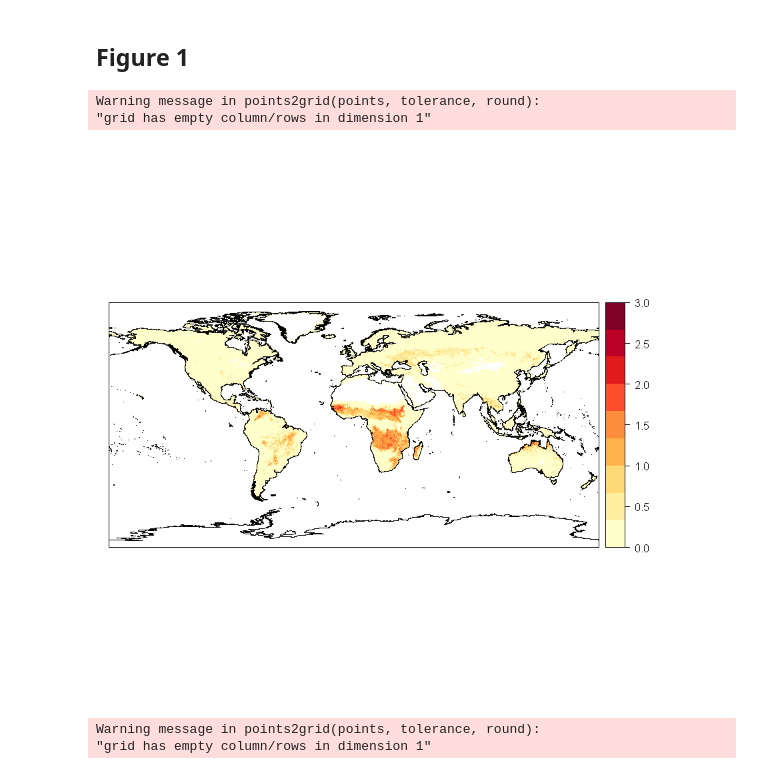
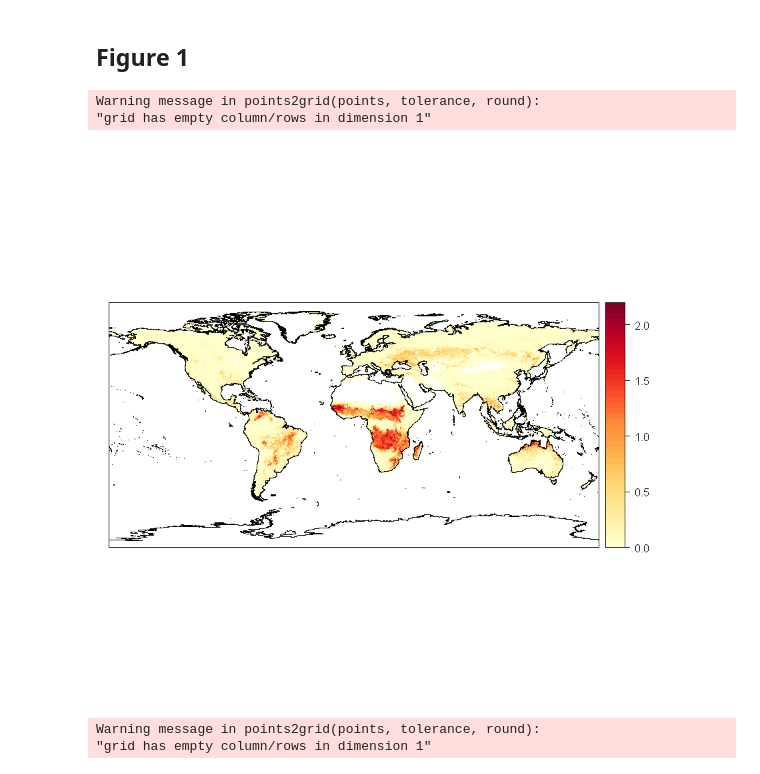
Before and after one commit to MarcosVM98/TFM, a Jupyter notebook: notebooks/Figures.ipynb, the cells around one changed output. Saved outputs shown, nothing was run; the diff lists cells and outputs as text; code cells hidden in the pictures.

```diff
--- a/notebooks/Figures.ipynb
+++ b/notebooks/Figures.ipynb
@@ -125,25 +122,25 @@ soi = read.table("CPC/soi.txt", skip = 88, ,nrows = 70,
 # %%
 # Plot of the fire climatology (Figure1a)
 
 #pdf(file="Figures/Figure1a.pdf")
 
-arg.list <- list(col.regions = brewer.pal(9, 'YlOrRd'), at = seq(0, 3, 1/3))
+arg.list <- list(col.regions = colorRampPalette(brewer.pal(9, 'YlOrRd'))(44), at = seq(0, 2.2, .05))
                  #main = paste("Log10 fire climatology"))
 
 df1 <- cbind.data.frame(masked_coords, apply(log10(masked_ba_series + 1), 2, mean))
 coordinates(df1) <- c(1,2)
 gridded(df1) <- TRUE
 arg.list[["sp.layout"]] <- list("sp.lines", coast.lines)
 arg.list[["obj"]] <- df1
 arg.list[["ylim"]] <- c(-90,90)
 arg.list[["xlim"]] <- c(-180,180)
 do.call("spplot", arg.list) %>% print()
 
 #dev.off()
 # %% [output]
 Warning message in points2grid(points, tolerance, round):
 "grid has empty column/rows in dimension 1"
-[figure, old version]
+[figure, new version]
 # %%
 # Plot of the biomes (Figure1b)
 
```
Also changed, not shown: parts of 22 cells of this notebook, 21 other files.
